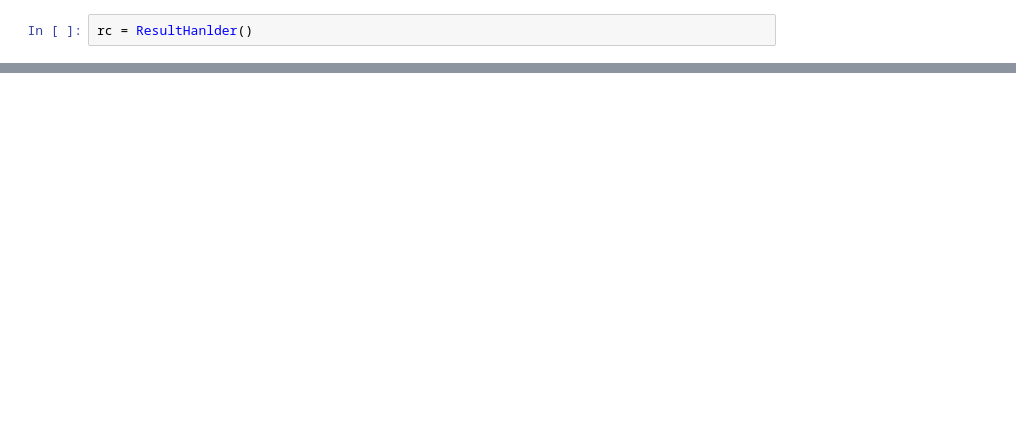
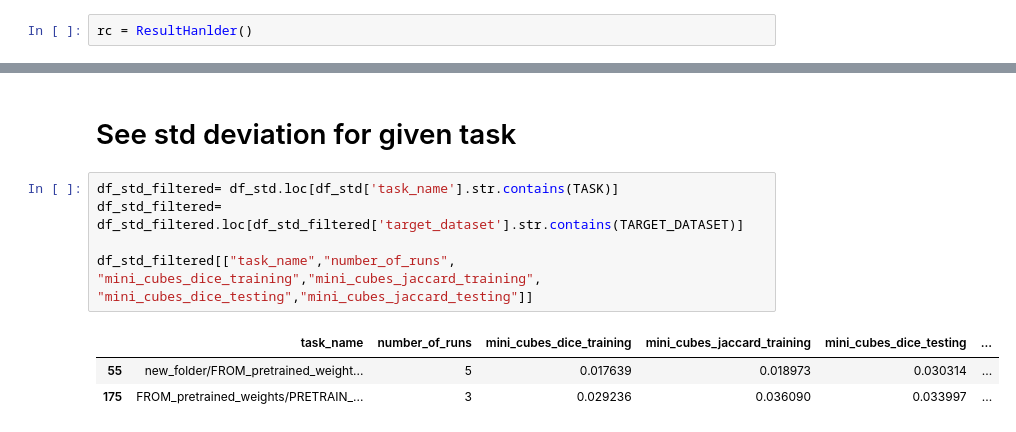
Before and after one commit to mistermoutan/ModelsGenesis, a Jupyter notebook: results.ipynb, the cells around one changed output, grey strips where cells are left out. Drawn from its saved outputs; the diff is of its cells as text; blank space fills up the shorter version.

```diff
--- a/results.ipynb
+++ b/results.ipynb
@@ -118,0 +149,11 @@ df_only_genesis[["task_name", "mini_cubes_dice_training","mini_cubes_jaccard_tra
+# %% [markdown]
+# See std deviation for given task
+# %%
+df_std_filtered= df_std.loc[df_std['task_name'].str.contains(TASK)]
+df_std_filtered= df_std_filtered.loc[df_std_filtered['target_dataset'].str.contains(TARGET_DATASET)]
+
+df_std_filtered[["task_name","number_of_runs", "mini_cubes_dice_training","mini_cubes_jaccard_training", "mini_cubes_dice_testing","mini_cubes_jaccard_testing"]]
+# %% [output]
+|  | task_name | number_of_runs | mini_cubes_dice_training | mini_cubes_jaccard_training | mini_cubes_dice_testing | ... |
+| 55 | new_folder/FROM_pretrained_weight... | 5 | 0.017639 | 0.018973 | 0.030314 | ... |
+| 175 | FROM_pretrained_weights/PRETRAIN_... | 3 | 0.029236 | 0.036090 | 0.033997 | ... |
```
Also changed, not shown: parts of 22 cells of this notebook.
